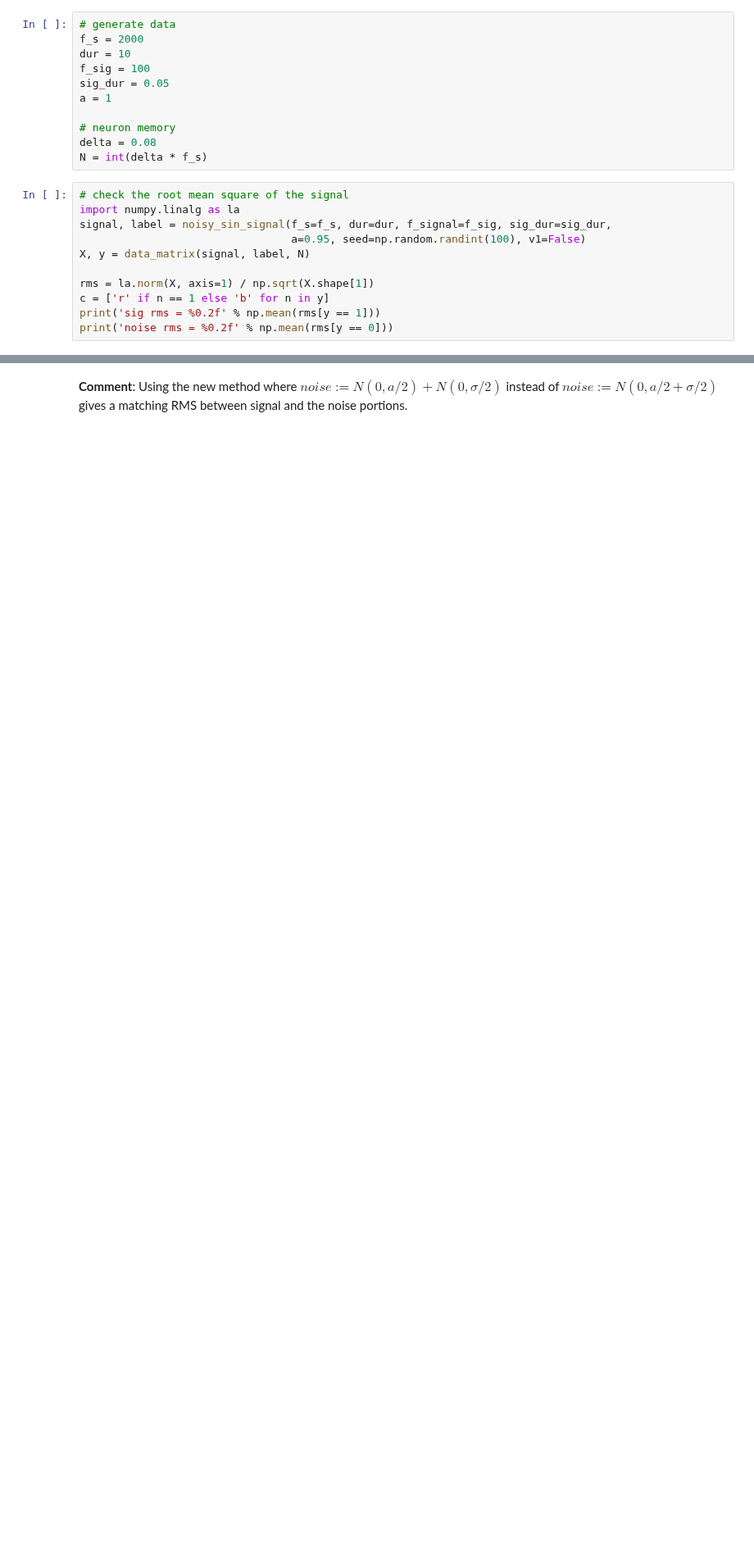
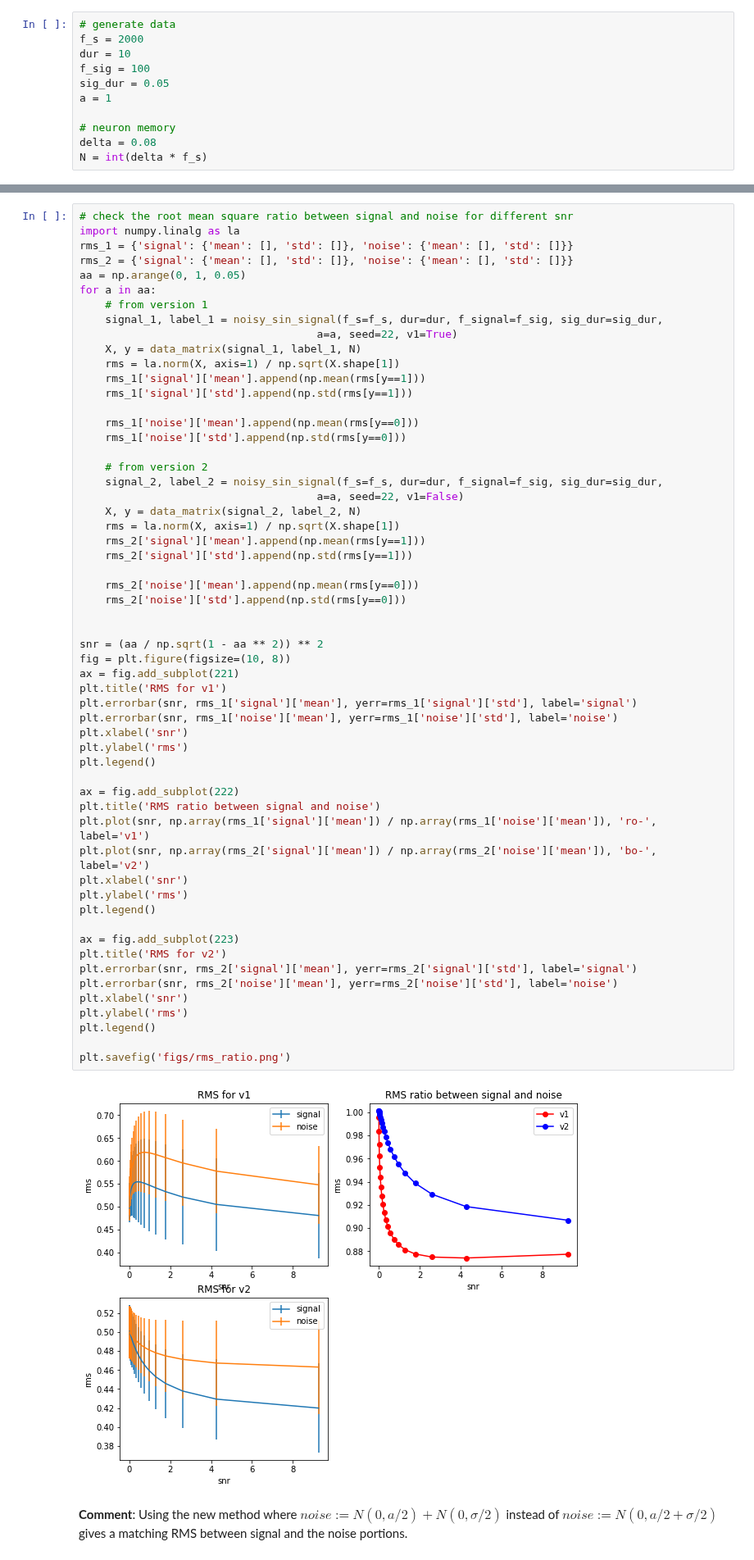
Before and after one commit to BruntonUWBio/structured-random-features, a Jupyter notebook: data_gen_check.ipynb, the cells around one changed output, grey strips where cells are left out. Shown at 82% size. Cells and saved outputs as stored; diff of their text form; blank space fills up the shorter version.

```diff
--- a/data_gen_check.ipynb
+++ b/data_gen_check.ipynb
@@ -58,14 +58,3 @@ a = 1
 # neuron memory
 delta = 0.08
 N = int(delta * f_s)
-# %%
-# check the root mean square of the signal
-import numpy.linalg as la
-signal, label = noisy_sin_signal(f_s=f_s, dur=dur, f_signal=f_sig, sig_dur=sig_dur,
-                                 a=0.95, seed=np.random.randint(100), v1=False)
-X, y = data_matrix(signal, label, N)
-
-rms = la.norm(X, axis=1) / np.sqrt(X.shape[1])
-c = ['r' if n == 1 else 'b' for n in y]
-print('sig rms = %0.2f' % np.mean(rms[y == 1]))
-print('noise rms = %0.2f' % np.mean(rms[y == 0]))
@@ -75,3 +61,62 @@ noise rms = 0.45
+# %%
+# check the root mean square ratio between signal and noise for different snr
+import numpy.linalg as la
+rms_1 = {'signal': {'mean': [], 'std': []}, 'noise': {'mean': [], 'std': []}}
+rms_2 = {'signal': {'mean': [], 'std': []}, 'noise': {'mean': [], 'std': []}}
+aa = np.arange(0, 1, 0.05)
+for a in aa:
+    # from version 1
+    signal_1, label_1 = noisy_sin_signal(f_s=f_s, dur=dur, f_signal=f_sig, sig_dur=sig_dur,
+                                     a=a, seed=22, v1=True)
+    X, y = data_matrix(signal_1, label_1, N)
+    rms = la.norm(X, axis=1) / np.sqrt(X.shape[1])
+    rms_1['signal']['mean'].append(np.mean(rms[y==1]))
+    rms_1['signal']['std'].append(np.std(rms[y==1]))
+
+    rms_1['noise']['mean'].append(np.mean(rms[y==0]))
+    rms_1['noise']['std'].append(np.std(rms[y==0]))
+
+    # from version 2
+    signal_2, label_2 = noisy_sin_signal(f_s=f_s, dur=dur, f_signal=f_sig, sig_dur=sig_dur,
+                                     a=a, seed=22, v1=False)
+    X, y = data_matrix(signal_2, label_2, N)
+    rms = la.norm(X, axis=1) / np.sqrt(X.shape[1])
+    rms_2['signal']['mean'].append(np.mean(rms[y==1]))
+    rms_2['signal']['std'].append(np.std(rms[y==1]))
+
+    rms_2['noise']['mean'].append(np.mean(rms[y==0]))
+    rms_2['noise']['std'].append(np.std(rms[y==0]))
+
+
+snr = (aa / np.sqrt(1 - aa ** 2)) ** 2
+fig = plt.figure(figsize=(10, 8))
+ax = fig.add_subplot(221)
+plt.title('RMS for v1')
+plt.errorbar(snr, rms_1['signal']['mean'], yerr=rms_1['signal']['std'], label='signal')
+plt.errorbar(snr, rms_1['noise']['mean'], yerr=rms_1['noise']['std'], label='noise')
+plt.xlabel('snr')
+plt.ylabel('rms')
+plt.legend()
+
+ax = fig.add_subplot(222)
+plt.title('RMS ratio between signal and noise')
+plt.plot(snr, np.array(rms_1['signal']['mean']) / np.array(rms_1['noise']['mean']), 'ro-', label='v1')
+plt.plot(snr, np.array(rms_2['signal']['mean']) / np.array(rms_2['noise']['mean']), 'bo-', label='v2')
+plt.xlabel('snr')
+plt.ylabel('rms')
+plt.legend()
+
+ax = fig.add_subplot(223)
+plt.title('RMS for v2')
+plt.errorbar(snr, rms_2['signal']['mean'], yerr=rms_2['signal']['std'], label='signal')
+plt.errorbar(snr, rms_2['noise']['mean'], yerr=rms_2['noise']['std'], label='noise')
+plt.xlabel('snr')
+plt.ylabel('rms')
+plt.legend()
+
+plt.savefig('figs/rms_ratio.png')
+# %% [output]
+[figure, added]
 # %% [markdown]
 __Comment__: Using the new method where $noise := N(0, a/2) + N(0, \sigma/2)$ instead of $noise := N(0, a/2 + \sigma/2) $ gives a matching RMS between signal and the noise portions.
 # %%
```
Also changed, not shown: parts of 2 cells of this notebook, 4 other files.
